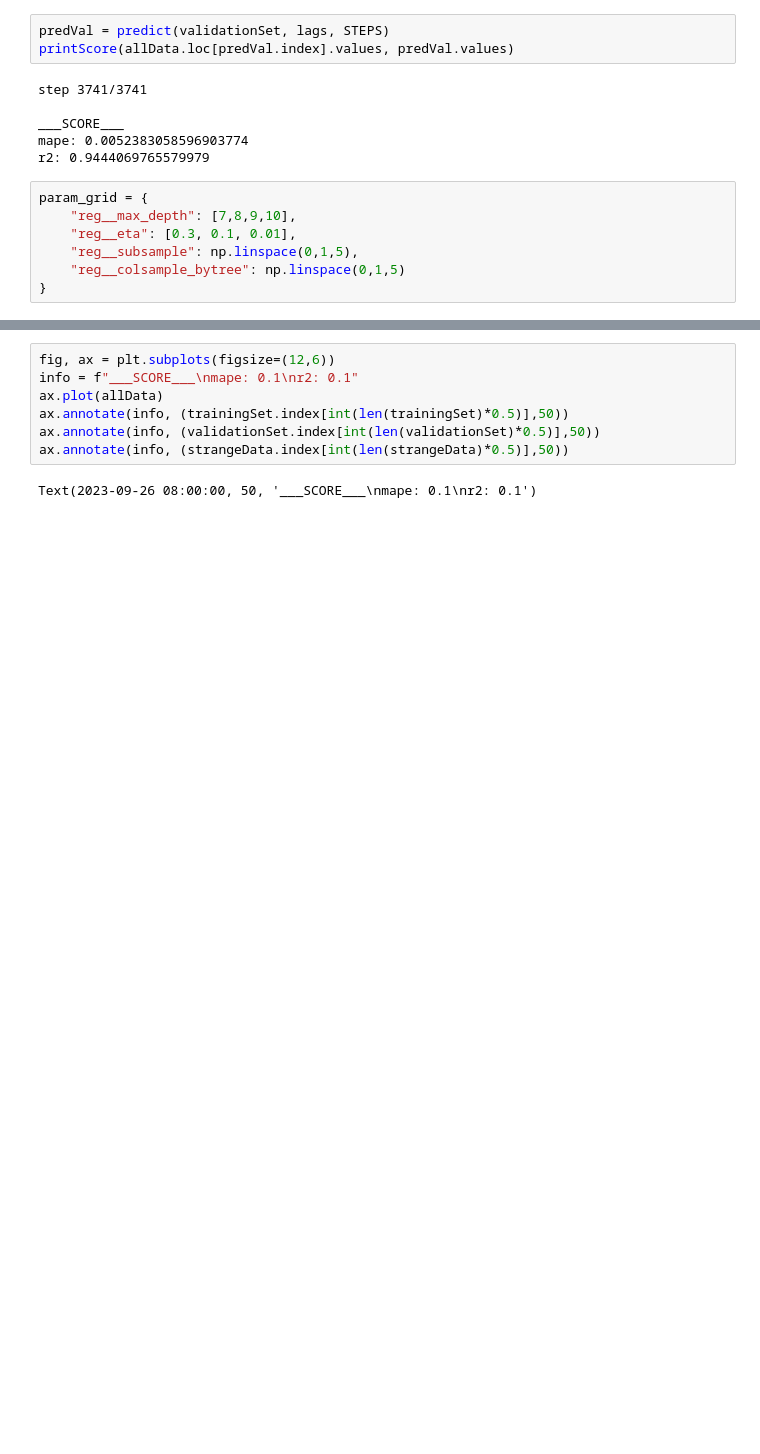
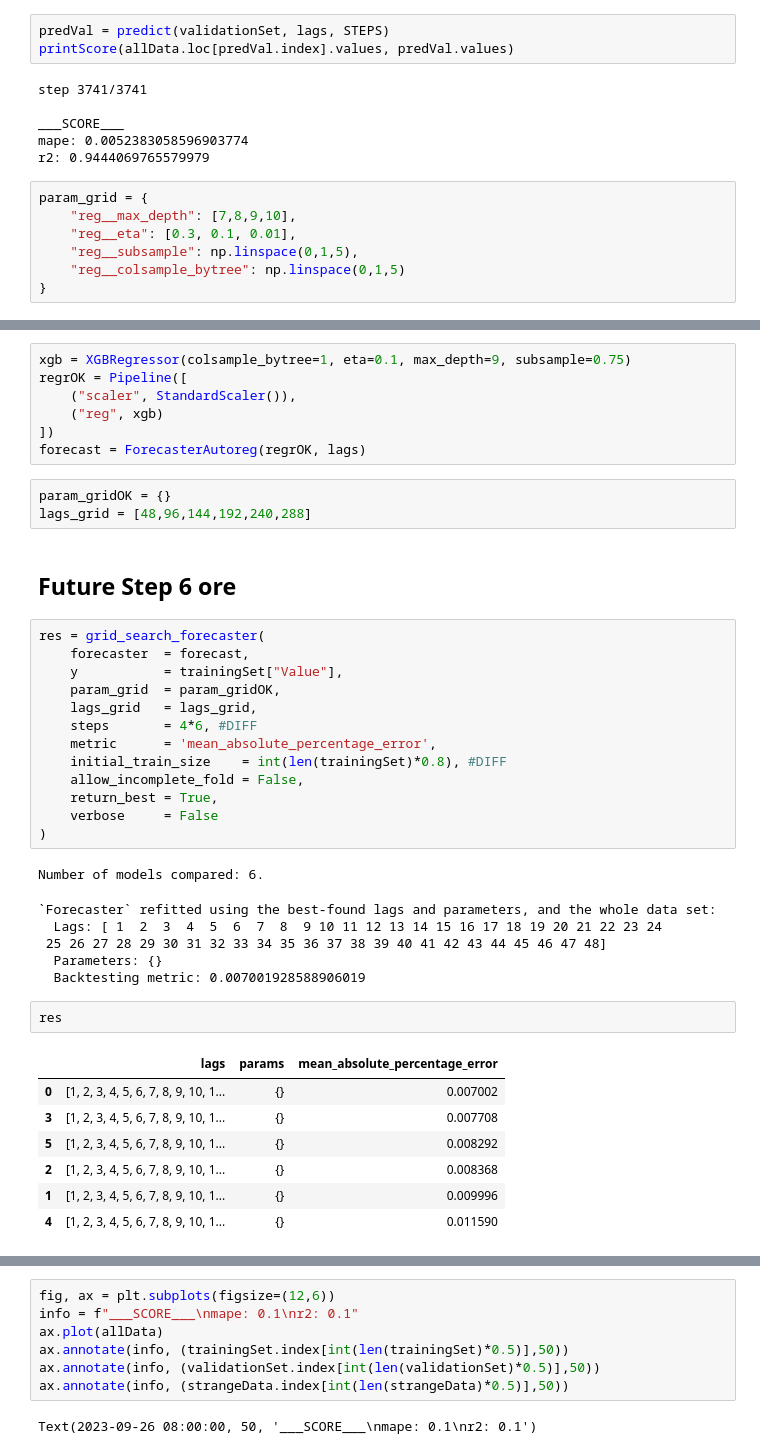
Before and after one commit to AleOmnicon/Tirocinio, a Jupyter notebook: Tests.ipynb, the cells around one changed output, grey strips where cells are left out. Saved outputs shown, nothing was run; the diff lists cells and outputs as text; blank space fills up the shorter version.

```diff
--- a/Tests.ipynb
+++ b/Tests.ipynb
@@ -206,0 +214,42 @@ Name: 2023-04-03 02:15:00, dtype: float64
+# %%
+xgb = XGBRegressor(colsample_bytree=1, eta=0.1, max_depth=9, subsample=0.75)
+regrOK = Pipeline([
+    ("scaler", StandardScaler()),
+    ("reg", xgb)
+])
+forecast = ForecasterAutoreg(regrOK, lags)
+# %%
+param_gridOK = {}
+lags_grid = [48,96,144,192,240,288]
+# %% [markdown]
+## Future Step 6 ore
+# %%
+res = grid_search_forecaster(
+    forecaster  = forecast,
+    y           = trainingSet["Value"],
+    param_grid  = param_gridOK,
+    lags_grid   = lags_grid,
+    steps       = 4*6, #DIFF
+    metric      = 'mean_absolute_percentage_error',
+    initial_train_size    = int(len(trainingSet)*0.8), #DIFF
+    allow_incomplete_fold = False,
+    return_best = True,
+    verbose     = False
+)
+# %% [output]
+Number of models compared: 6.
+`Forecaster` refitted using the best-found lags and parameters, and the whole data set:
+  Lags: [ 1  2  3  4  5  6  7  8  9 10 11 12 13 14 15 16 17 18 19 20 21 22 23 24
+ 25 26 27 28 29 30 31 32 33 34 35 36 37 38 39 40 41 42 43 44 45 46 47 48]
+  Parameters: {}
+  Backtesting metric: 0.007001928588906019
+# %%
+res
+# %% [output]
+|  | lags | params | mean_absolute_percentage_error |
+| 0 | [1, 2, 3, 4, 5, 6, 7, 8, 9, 10, 1... | {} | 0.007002 |
+| 3 | [1, 2, 3, 4, 5, 6, 7, 8, 9, 10, 1... | {} | 0.007708 |
+| 5 | [1, 2, 3, 4, 5, 6, 7, 8, 9, 10, 1... | {} | 0.008292 |
+| 2 | [1, 2, 3, 4, 5, 6, 7, 8, 9, 10, 1... | {} | 0.008368 |
+| 1 | [1, 2, 3, 4, 5, 6, 7, 8, 9, 10, 1... | {} | 0.009996 |
+| 4 | [1, 2, 3, 4, 5, 6, 7, 8, 9, 10, 1... | {} | 0.011590 |
```
Also changed, not shown: parts of 34 cells of this notebook, 1 other file.
